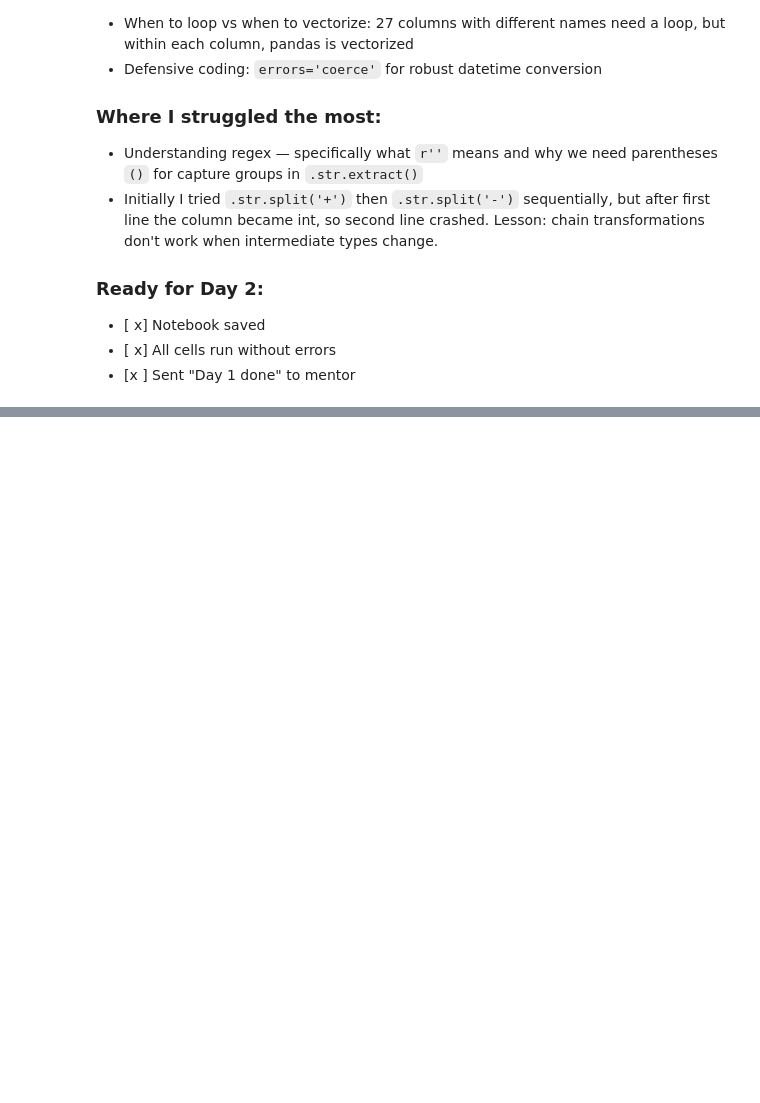
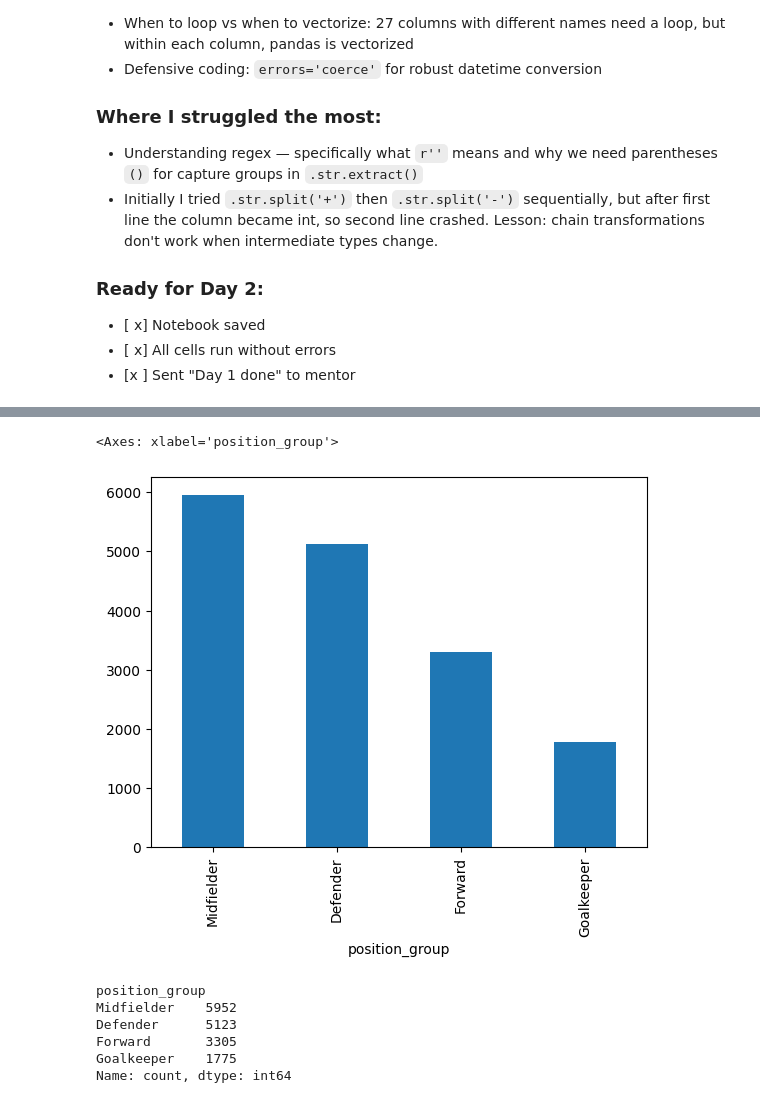
Before and after one commit to alyboii/fifa15dataset, a Jupyter notebook: fifa15dataset/edafifa15.ipynb, the cells around one changed output, grey strips where cells are left out. Saved outputs shown, nothing was run; the diff lists cells and outputs as text; code cells hidden in the pictures; blank space fills up the shorter version.

```diff
--- a/fifa15dataset/edafifa15.ipynb
+++ b/fifa15dataset/edafifa15.ipynb
@@ -965,0 +1087,18 @@ the base rating, the total (96), or both?
+# %%
+def get_position_group(pos):
+    forwards =  ["ST", "CF", "LW", "RW", "LF", "RF"]
+    midfielders = ["CAM", "CM", "CDM", "LM", "RM", "LAM", "RAM", "LCM", "RCM", "LDM", "RDM"]
+    defenders = ["CB", "LB", "RB", "LWB", "RWB", "LCB", "RCB"]
+    goalkeepers = ["GK"]
+    if pos in forwards:
+        return "Forward"
+    elif pos in midfielders:
+        return "Midfielder"
+    elif pos in defenders:
+         return "Defender"
+    elif pos in goalkeepers:
+        return "Goalkeeper"
+    else:
+        return "Unknown"
+# %%
+df["position_group"]= df["main_position"].apply(get_position_group)
@@ -965,0 +1128,14 @@ the base rating, the total (96), or both?
+# %%
+df["position_group"].value_counts().plot(kind="bar")
+# %% [output]
+<Axes: xlabel='position_group'>
+[figure, added]
+# %%
+df["position_group"].value_counts()
+# %% [output]
+position_group
+Midfielder    5952
+Defender      5123
+Forward       3305
+Goalkeeper    1775
+Name: count, dtype: int64
```
Also changed, not shown: parts of 47 cells of this notebook.
